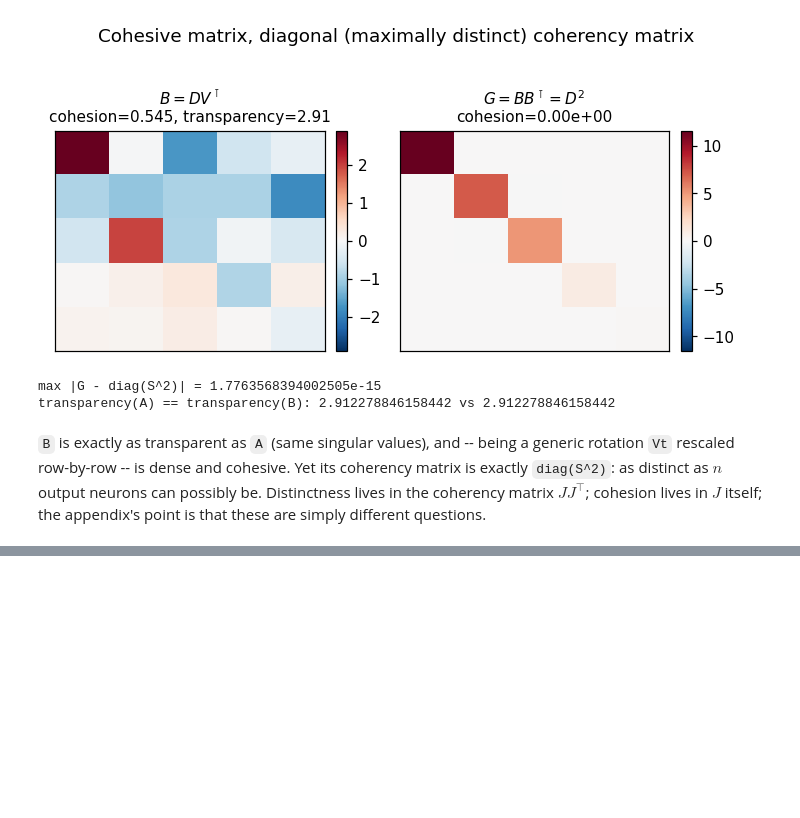
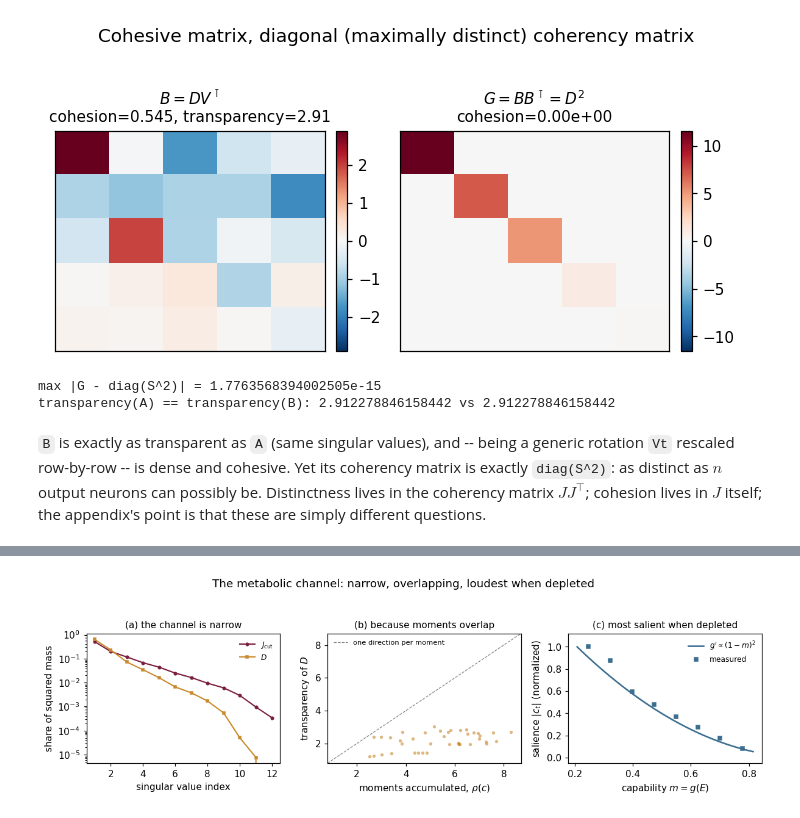
Before and after one commit to dbalduzzi/gradland, a Jupyter notebook: code/gradland.ipynb, the cells around one changed output, grey strips where cells are left out. Saved outputs shown, nothing was run; the diff lists cells and outputs as text; code cells hidden in the pictures; blank space fills up the shorter version.

```diff
--- a/code/gradland.ipynb
+++ b/code/gradland.ipynb
@@ -710,0 +870,89 @@ transparency(A) == transparency(B): 2.912278846158442 vs 2.912278846158442
+# %%
+# Questions 2 and 3, over 10 nets x 4 feed strengths:
+#   (a) how narrow is the metabolic channel, spectrally, next to J_cut?
+#   (b) is its transparency predicted by rho(c), the participation ratio of the
+#       salience vector -- i.e. the number of moments that meaningfully count?
+#   (c) how does salience |c_t| depend on capability m?
+NSEED = 10
+PR, erk_D, erk_cut, share = [], [], [], []
+spec_D, spec_cut, caps, sal = [], [], [], []
+
+for s in range(NSEED):
+    W = build_net(11 + s)
+    xs = torch.randn(Tm, generator=torch.Generator().manual_seed(100 + s))
+    for gamma in GAMMAS:
+        J_, Jc_, D_, R_, c_, E_ = pieces(W, xs, gamma)
+        c2 = c_ ** 2
+        PR.append((c2.sum() ** 2 / (c2 ** 2).sum()).item())   # rho(c)
+        erk_D.append(transparency(D_).item())
+        erk_cut.append(transparency(Jc_).item())
+        share.append((D_.norm() ** 2 / J_.norm() ** 2).item())
+        caps += list((E_ / (E_ + E0)).numpy())
+        sal += list(c_.abs().numpy())
+        if gamma == 0.28:
+            for X, acc in ((D_, spec_D), (Jc_, spec_cut)):
+                v = torch.linalg.svdvals(X) ** 2
+                acc.append((v / v.sum()).numpy())
+
+PR, erk_D, erk_cut, share = map(np.array, (PR, erk_D, erk_cut, share))
+spec_D, spec_cut = np.array(spec_D), np.array(spec_cut)
+caps, sal = np.array(caps), np.array(sal)
+
+fig, axes = plt.subplots(1, 3, figsize=(11, 3.2))
+
+ax = axes[0]                                        # (a) how narrow is the channel?
+idx = np.arange(1, Tm + 1)
+ax.plot(idx, spec_cut.mean(0), "o-", color="#7a1f3d", ms=3, lw=1.4, label=r"$J_{\rm cut}$")
+ax.plot(idx, spec_D.mean(0), "s-", color="#c98a2c", ms=3, lw=1.4, label=r"$D$")
+ax.set_yscale("log"); ax.set_xlim(0.5, Tm + 0.5)
+ax.set_xlabel("singular value index")
+ax.set_ylabel("share of squared mass")
+ax.set_title("(a) the channel is narrow", fontsize=10)
+ax.legend(fontsize=8, frameon=False)
+
+ax = axes[1]                                        # (b) narrow because moments overlap
+hi = max(PR.max(), erk_D.max()) * 1.05
+ax.plot([0.8, hi], [0.8, hi], color="gray", lw=0.8, ls="--",
+        label="one direction per moment")
+ax.scatter(PR, erk_D, s=12, color="#c98a2c", alpha=0.6, linewidths=0)
+ax.set_xlim(0.8, hi); ax.set_ylim(0.8, hi)
+ax.set_xlabel(r"moments accumulated, $\rho(c)$")
+ax.set_ylabel("transparency of $D$")
+ax.set_title("(b) because moments overlap", fontsize=10)
+ax.legend(fontsize=7.5, frameon=False, loc="upper left")
+
+ax = axes[2]                                        # (c) when is energy loud?
+edges = np.linspace(caps.min(), caps.max(), 9)
+bx, by = [], []
+for i in range(len(edges) - 1):
+    sel = (caps >= edges[i]) & (caps < edges[i + 1])
+    if sel.sum() >= 8:
+        bx.append(0.5 * (edges[i] + edges[i + 1])); by.append(sal[sel].mean())
+bx, by = np.array(bx), np.array(by) / max(by)
+grid = np.linspace(caps.min(), caps.max(), 100)
+pred = (1 - grid) ** 2; pred = pred / pred.max()
+ax.plot(grid, pred, "-", color="#3c6e8f", lw=1.7, label=r"$g'\propto(1-m)^2$")
+ax.plot(bx, by, "s", color="#3c6e8f", ms=4, label="measured")
+ax.set_ylim(-0.05, 1.12)
+ax.set_xlabel("capability $m=g(E)$")
+ax.set_ylabel("salience $|c_t|$ (normalized)")
+ax.set_title("(c) most salient when depleted", fontsize=10)
+ax.legend(fontsize=8, frameon=False)
+
+fig.suptitle("The metabolic channel: narrow, overlapping, loudest when depleted", y=1.05)
+fig.tight_layout()
+plt.show()
+
+q1, q3 = np.quantile(caps, 0.25), np.quantile(caps, 0.75)
+print(f"metabolic share of ||J||^2      : {share.mean():.3f}")
+print(f"erk(D) {erk_D.mean():.2f} vs erk(J_cut) {erk_cut.mean():.2f}"
+      f"  -- D is narrower in {100 * np.mean(erk_D < erk_cut):.0f}% of runs")
+print(f"top mode carries {100 * spec_D.mean(0)[0]:.0f}% of D, "
+      f"{100 * spec_cut.mean(0)[0]:.0f}% of J_cut")
+print(f"moments accumulated, rho(c)     : {PR.mean():.2f}"
+      f"   (corr with erk(D): {np.corrcoef(PR, erk_D)[0, 1]:+.2f})")
+print(f"corr(|c|, m) = {np.corrcoef(sal, caps)[0, 1]:+.3f}; |c| is "
+      f"{sal[caps < q1].mean() / sal[caps > q3].mean():.1f}x larger in the bottom "
+      f"quartile of capability than the top")
+# %% [output]
+[figure, added]
```
Also changed, not shown: parts of 10 cells of this notebook, 1 other file.
